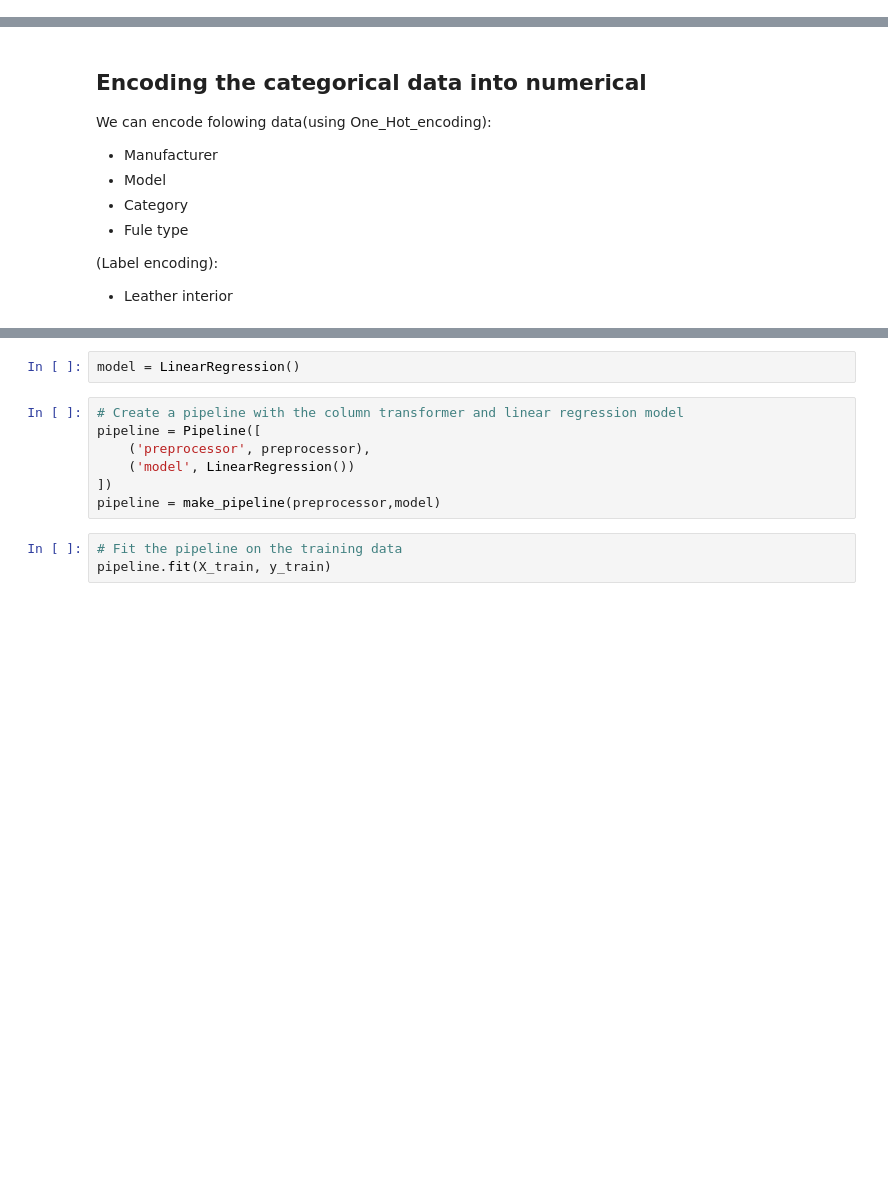
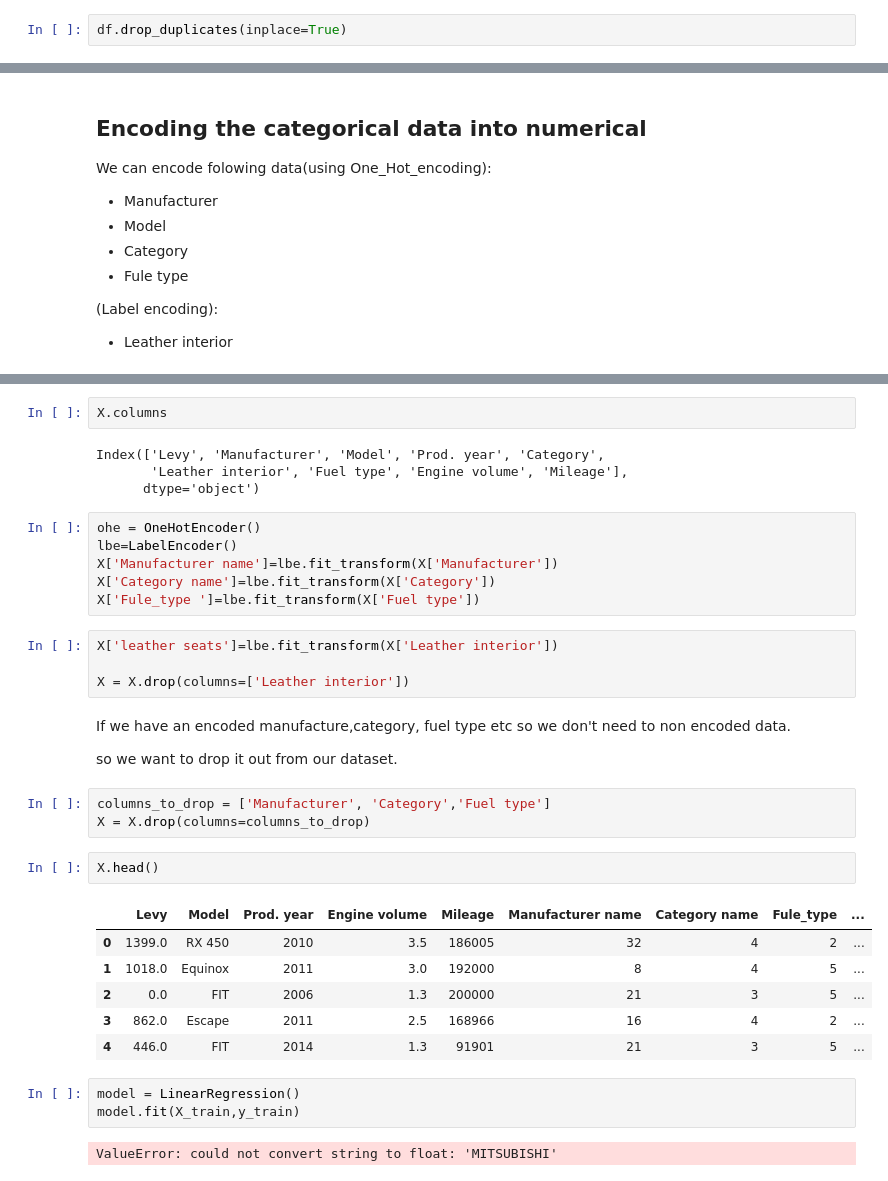
Before and after one commit to ashmi721/Data_Science_Class, a Jupyter notebook: self_practice/CarPrice_prediction_using_simple_LR.ipynb, the cells around one changed output, grey strips where cells are left out. Drawn from its saved outputs; the diff is of its cells as text; blank space fills up the shorter version.

Commit message:
using the label encoding encode the categorical data into numerical data

```diff
--- a/self_practice/CarPrice_prediction_using_simple_LR.ipynb
+++ b/self_practice/CarPrice_prediction_using_simple_LR.ipynb
@@ -351,3 +351,5 @@ df.head()
 | 2 | 8467 | 0.0 | HONDA | FIT | 2006 | Hatchback | No | Petrol | ... |
 | 3 | 3607 | 862.0 | FORD | Escape | 2011 | Jeep | Yes | Hybrid | ... |
 | 4 | 11726 | 446.0 | HONDA | FIT | 2014 | Hatchback | Yes | Petrol | ... |
+# %%
+df.drop_duplicates(inplace=True)
@@ -394,12 +391,37 @@ preprocessor = ColumnTransformer(
+# %%
+X.columns
+# %% [output]
+Index(['Levy', 'Manufacturer', 'Model', 'Prod. year', 'Category',
+       'Leather interior', 'Fuel type', 'Engine volume', 'Mileage'],
+      dtype='object')
+# %%
+ohe = OneHotEncoder()
+lbe=LabelEncoder()
+X['Manufacturer name']=lbe.fit_transform(X['Manufacturer'])
+X['Category name']=lbe.fit_transform(X['Category'])
+X['Fule_type ']=lbe.fit_transform(X['Fuel type'])
+# %%
+X['leather seats']=lbe.fit_transform(X['Leather interior'])
+
+X = X.drop(columns=['Leather interior'])
+# %% [markdown]
+If we have an encoded manufacture,category, fuel type etc so we don't need to non encoded data.
+
+so we want to drop it out from our dataset.
+# %%
+columns_to_drop = ['Manufacturer', 'Category','Fuel type']
+X = X.drop(columns=columns_to_drop)
+# %%
+X.head()
+# %% [output]
+|  | Levy | Model | Prod. year | Engine volume | Mileage | Manufacturer name | Category name | Fule_type | ... |
+| 0 | 1399.0 | RX 450 | 2010 | 3.5 | 186005 | 32 | 4 | 2 | ... |
+| 1 | 1018.0 | Equinox | 2011 | 3.0 | 192000 | 8 | 4 | 5 | ... |
+| 2 | 0.0 | FIT | 2006 | 1.3 | 200000 | 21 | 3 | 5 | ... |
+| 3 | 862.0 | Escape | 2011 | 2.5 | 168966 | 16 | 4 | 2 | ... |
+| 4 | 446.0 | FIT | 2014 | 1.3 | 91901 | 21 | 3 | 5 | ... |
 # %%
 model = LinearRegression()
+model.fit(X_train,y_train)
+# %% [output]
+ValueError: could not convert string to float: 'MITSUBISHI'
-# %%
-# Create a pipeline with the column transformer and linear regression model
-pipeline = Pipeline([
-    ('preprocessor', preprocessor),
-    ('model', LinearRegression())
-])
-pipeline = make_pipeline(preprocessor,model)
-# %%
-# Fit the pipeline on the training data
-pipeline.fit(X_train, y_train)
```
Also changed, not shown: parts of 8 cells of this notebook, 1 other file.
